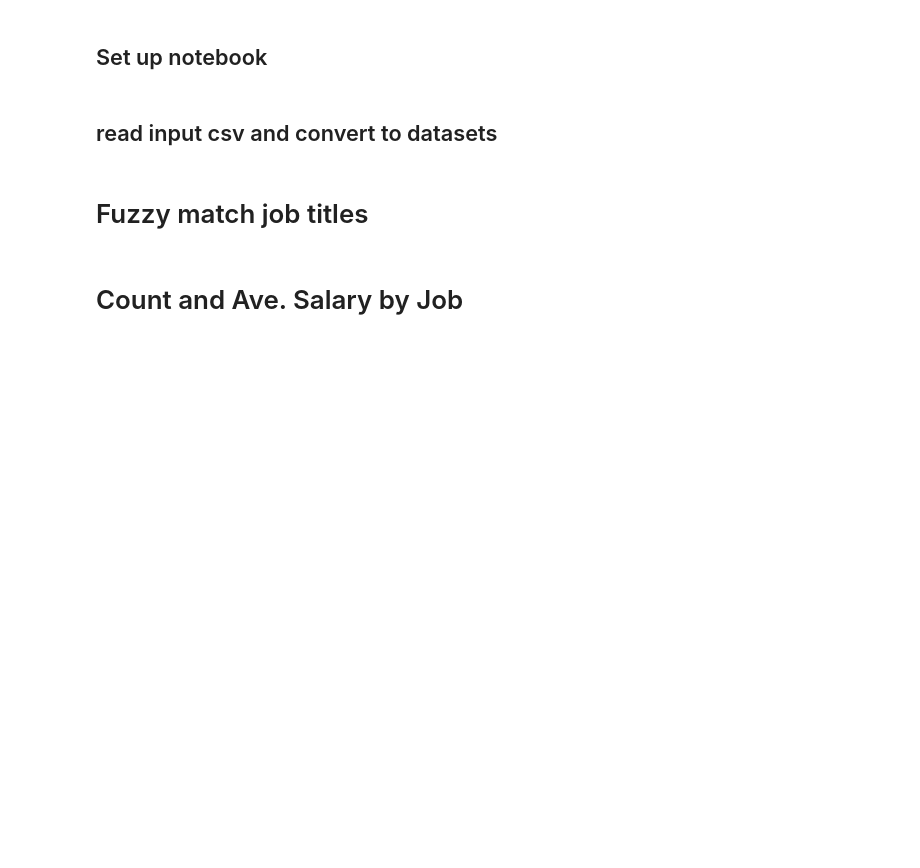
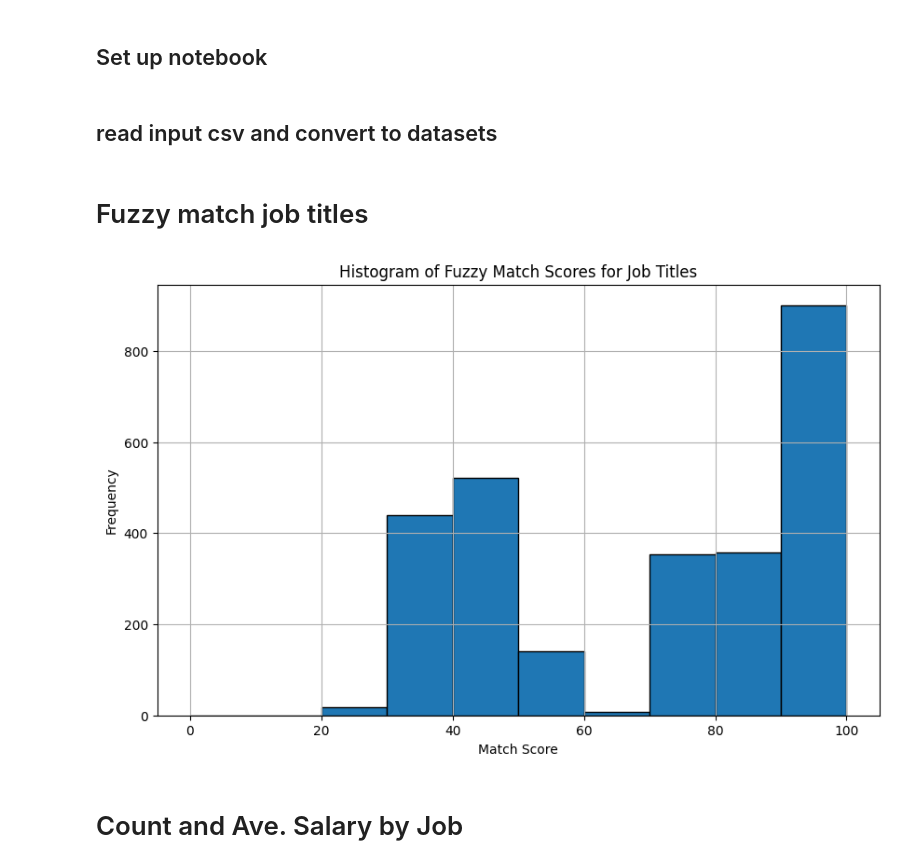
Before and after one commit to briankleo/kaggle-au-data-jobs-2024, a Jupyter notebook: 2024-data-jobs-eda.ipynb, the cells around one changed output. Drawn from its saved outputs; the diff is of its cells as text; code cells hidden in the pictures; blank space fills up the shorter version.

```diff
--- a/2024-data-jobs-eda.ipynb
+++ b/2024-data-jobs-eda.ipynb
@@ -28,28 +29,42 @@ df = pd.concat([df1, df2])
 # %%
 # Checking for non-string values in 'Job Title' column
 df['Job Title'] = df['Job Title'].astype(str)
 
 # Define the categories and their possible titles
 categories = {
     "Data Analyst": ["data analyst"],
     "Data Engineer": ["data engineer"],
     "Data Scientist": ["data scientist"]
 }
 
-# Function to classify job title
-def classify_job_title(title):
+def classify_job_title_with_score(title):
     best_match = None
     highest_score = 0
 
     for category, titles in categories.items():
         match, score = process.extractOne(title, titles)
         if score > highest_score:
             highest_score = score
             best_match = category
 
-    return best_match if highest_score >= 70 else "Other Analyst"
+    return best_match if highest_score >= 70 else "Other Analyst", highest_score
 
-df['Job Category'] = df['Job Title'].apply(classify_job_title)
+
+#df['Job Category'] = df['Job Title'].apply(classify_job_title)
+
+# Apply function and extract scores
+df[['Job Category', 'Match Score']] = df['Job Title'].apply(lambda x: pd.Series(classify_job_title_with_score(x)))
+
+# Plotting the histogram of match scores
+plt.figure(figsize=(10, 6))
+plt.hist(df['Match Score'], bins=range(0, 101, 10), edgecolor='black')
+plt.title('Histogram of Fuzzy Match Scores for Job Titles')
+plt.xlabel('Match Score')
+plt.ylabel('Frequency')
+plt.grid(True)
+plt.show()
+# %% [output]
+[figure, added]
 # %% [markdown]
 # Count and Ave. Salary by Job
 # %%
```
Also changed, not shown: parts of 6 cells of this notebook.
